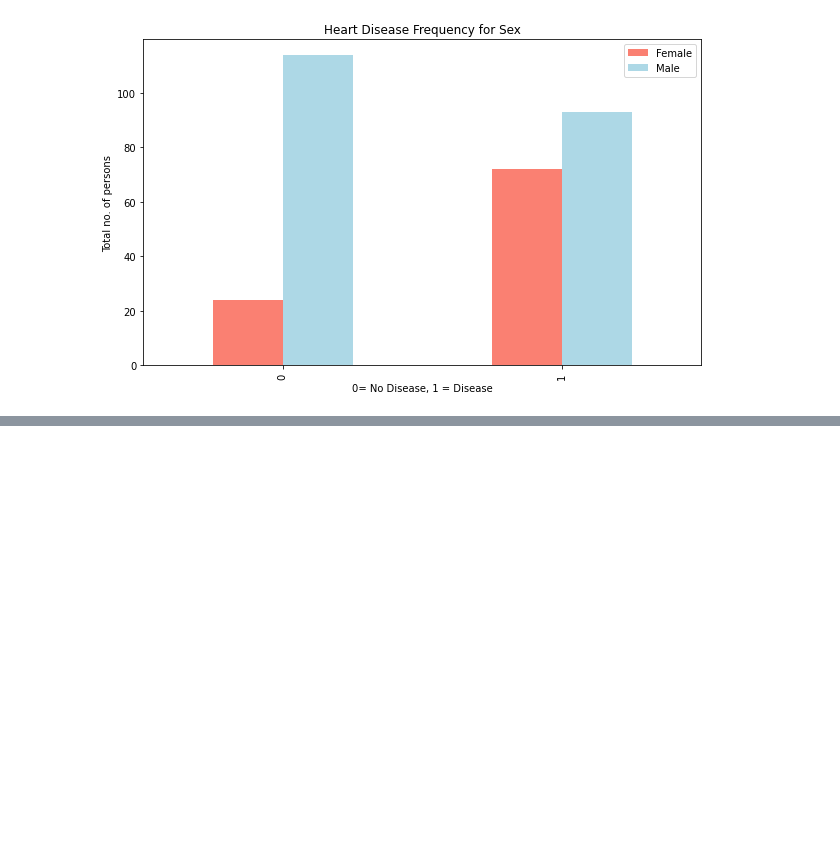
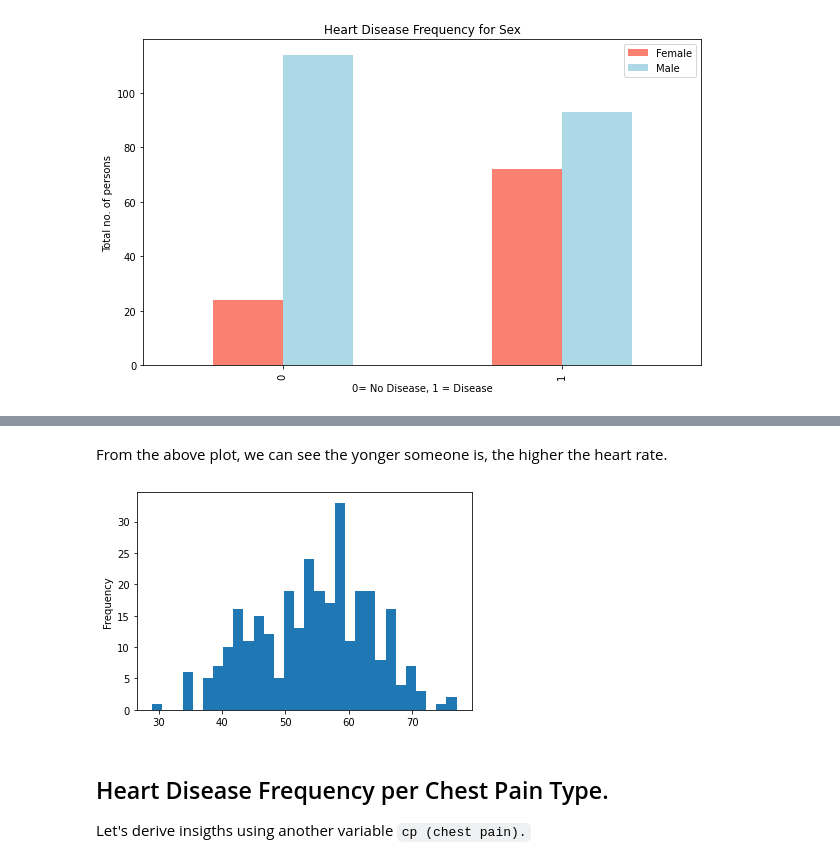
Before and after one commit to gnanda1/datascience-projects, a Jupyter notebook: data-science-projects/heart-disease-classification.ipynb, the cells around one changed output, grey strips where cells are left out. Drawn from its saved outputs; the diff is of its cells as text; code cells hidden in the pictures; blank space fills up the shorter version.

```diff
--- a/data-science-projects/heart-disease-classification.ipynb
+++ b/data-science-projects/heart-disease-classification.ipynb
@@ -290,0 +322,11 @@ plt.show();
+# %% [markdown]
+From the above plot, we can see the yonger someone is, the higher the heart rate.
+# %%
+# Histogram to check the distribution of a variable age.
+df["age"].plot.hist(bins=30)
+plt.show()
+# %% [output]
+[figure, added]
+# %% [markdown]
+## Heart Disease Frequency per Chest Pain Type.
+Let's derive insigths using another variable `cp (chest pain).`
```
Also changed, not shown: parts of 24 cells of this notebook.
